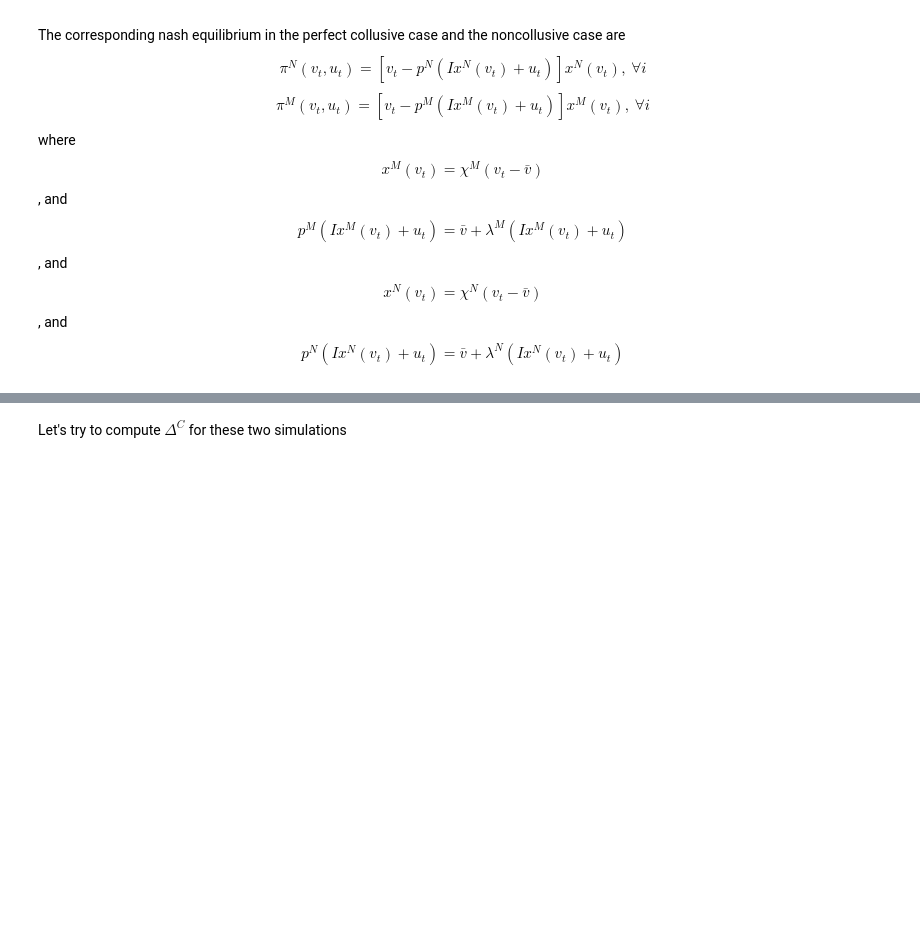
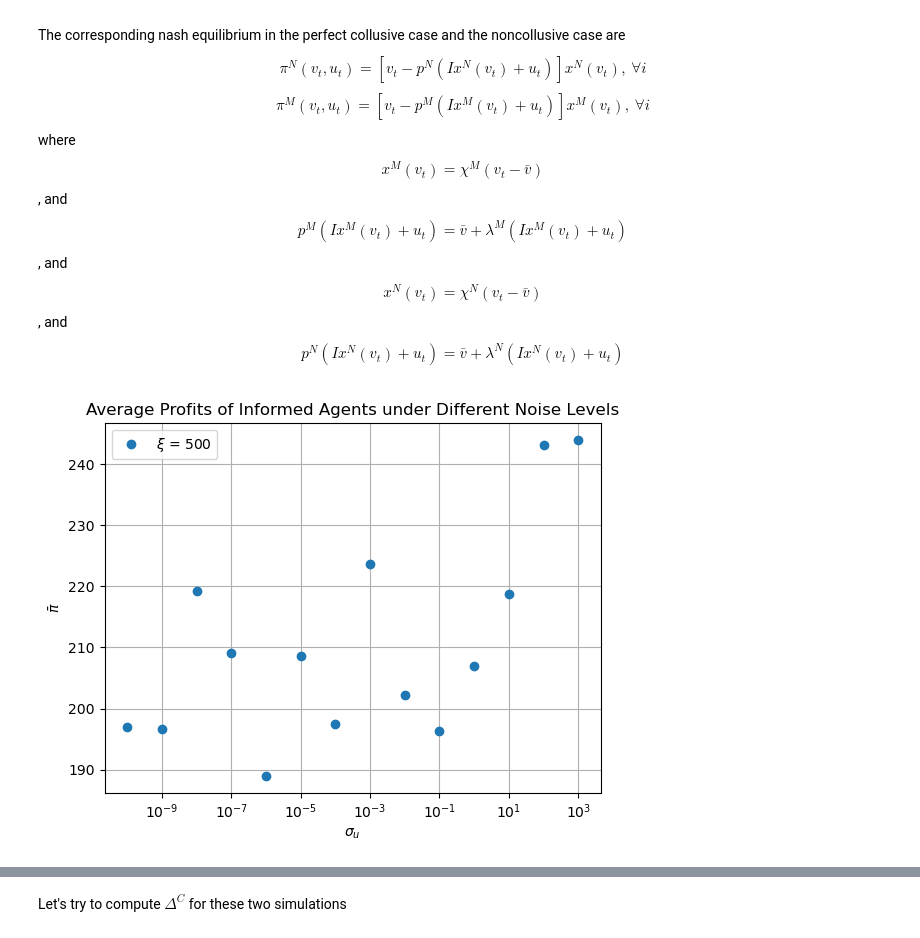
Before and after one commit to moyuanchen/collusion, a Jupyter notebook: Delta_C_calculation.ipynb, the cells around one changed output, grey strips where cells are left out. Cells and saved outputs as stored; diff of their text form; code cells hidden in the pictures; blank space fills up the shorter version.

```diff
--- a/Delta_C_calculation.ipynb
+++ b/Delta_C_calculation.ipynb
@@ -33,0 +61,29 @@ where $$x^M(v_t) = \chi^M(v_t - \bar{v})$$, and $$p^M(Ix^M(v_t) + u_t) = \bar{v}
+# %%
+main_path = '/Users/moyuanchen/Documents/thesis/5mconv/'
+folder = sorted([i for i in os.listdir(main_path) if i[0] != '.'], key=lambda x: int(x.split('_')[1]))
+last_files = []
+for f in folder:
+    files = [i for i in os.listdir(os.path.join(main_path, f))]
+    # config = np.load(os.path.join(main_path, f, 'config.npy'), allow_pickle=True).item()
+    last_file = sorted([i for i in files if i[0] == 'd'], key=lambda x: int(x.split('_')[-1].split('.')[0]))[-1]
+    last_files.append(np.load(main_path + f + '/' + last_file, allow_pickle=True).item())
+sigmas = [10**(i) for i in range(-10, 4)]
+# %%
+delta = []
+profit = []
+for idx, s in enumerate(sigmas):
+    config = Config(sigma_u=s)
+    data = last_files[idx]
+    delta.append(calculate_Delta_C(data, config))
+    profit.append(np.mean(data['profit']))
+plt.plot(sigmas, profit,'o')
+plt.xscale('log')
+plt.grid(which='major')
+plt.ylabel(r'$\bar{\pi}$')
+plt.xlabel(r'$\sigma_u$')
+plt.legend([r'$\xi$ = 500'])
+plt.title('Average Profits of Informed Agents under Different Noise Levels')
+plt.savefig('full_average_profit_informed_agents.png', dpi=300, bbox_inches='tight')
+# plt.yscale('log')
+# %% [output]
+[figure, added]
```
Also changed, not shown: parts of 7 cells of this notebook, 8 other files.
